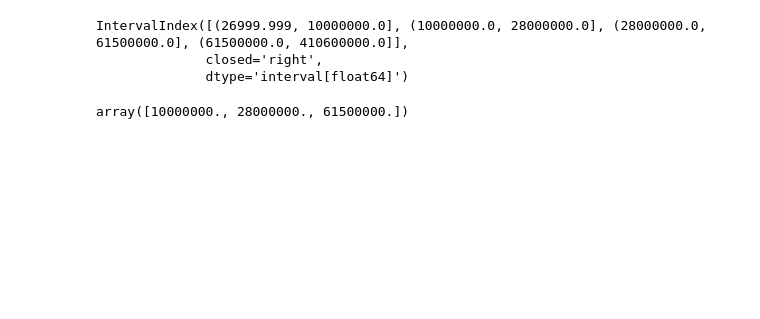
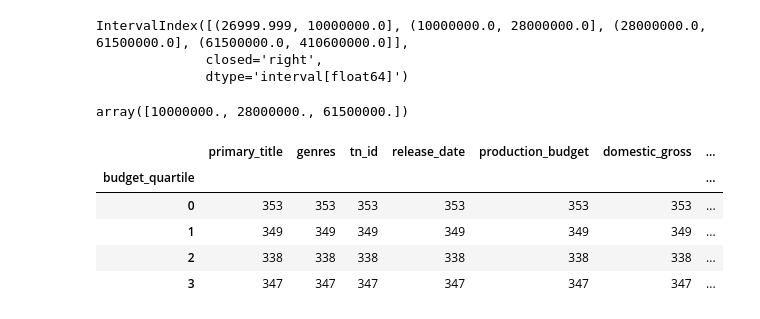
Before and after one commit to ndgigliotti/dsc-phase-1-project, a Jupyter notebook: genres.ipynb, the cells around one changed output. Saved outputs shown, nothing was run; the diff lists cells and outputs as text; code cells hidden in the pictures; blank space fills up the shorter version.

```diff
--- a/genres.ipynb
+++ b/genres.ipynb
@@ -334,6 +335,15 @@ IntervalIndex([(26999.999, 10000000.0], (10000000.0, 28000000.0], (28000000.0, 6
               closed='right',
               dtype='interval[float64]')
 array([10000000., 28000000., 61500000.])
+# %%
+imdb.groupby('budget_quartile').count()
+# %% [output]
+|  | primary_title | genres | tn_id | release_date | production_budget | domestic_gross | ... |
+| budget_quartile |  |  |  |  |  |  | ... |
+| 0 | 353 | 353 | 353 | 353 | 353 | 353 | ... |
+| 1 | 349 | 349 | 349 | 349 | 349 | 349 | ... |
+| 2 | 338 | 338 | 338 | 338 | 338 | 338 | ... |
+| 3 | 347 | 347 | 347 | 347 | 347 | 347 | ... |
 # %%
 fig, (ax1, ax2) = plt.subplots(ncols=2, figsize=(15, 8))
 ax1 = roi_by_budget.loc[0].sort_values().plot.barh(ax=ax1)
```
Also changed, not shown: parts of 12 cells of this notebook, 1 other file.
